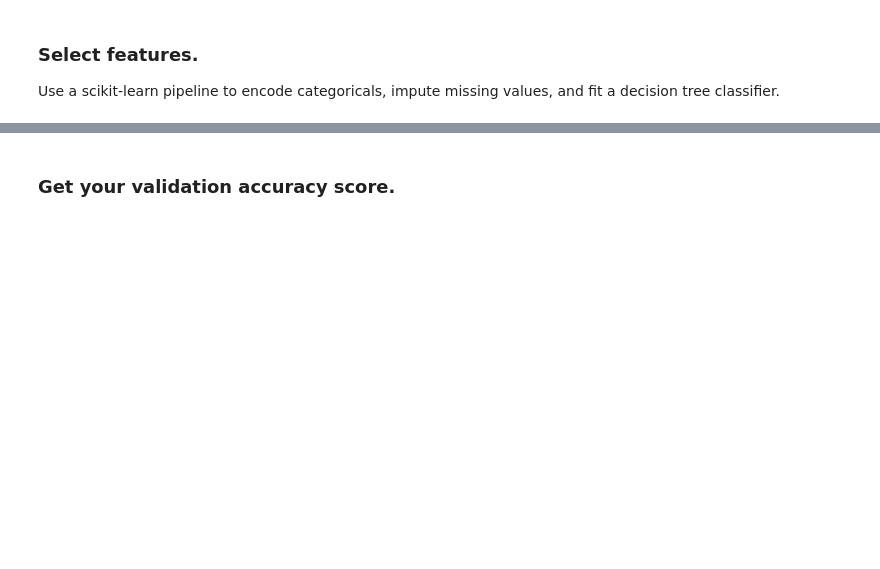
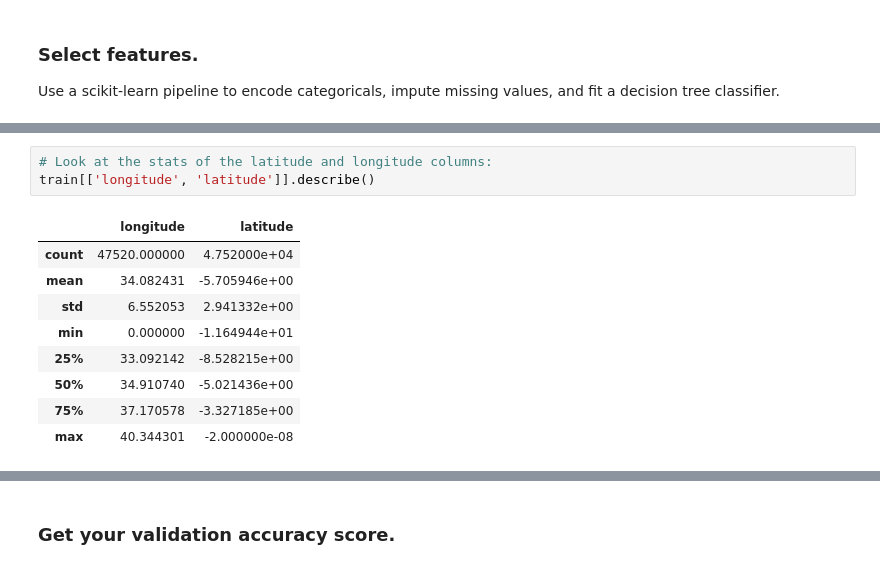
Before and after one commit to jmmiddour/DS-Unit-2-Kaggle-Challenge, a Jupyter notebook: module1-decision-trees/LS_DS_221_assignment.ipynb, the cells around one changed output, grey strips where cells are left out. Drawn from its saved outputs; the diff is of its cells as text; blank space fills up the shorter version.

```diff
--- a/module1-decision-trees/LS_DS_221_assignment.ipynb
+++ b/module1-decision-trees/LS_DS_221_assignment.ipynb
@@ -120,0 +188,13 @@ Use a scikit-learn pipeline to encode categoricals, impute missing values, and f
+# %%
+# Look at the stats of the latitude and longitude columns:
+train[['longitude', 'latitude']].describe()
+# %% [output]
+|  | longitude | latitude |
+| count | 47520.000000 | 4.752000e+04 |
+| mean | 34.082431 | -5.705946e+00 |
+| std | 6.552053 | 2.941332e+00 |
+| min | 0.000000 | -1.164944e+01 |
+| 25% | 33.092142 | -8.528215e+00 |
+| 50% | 34.910740 | -5.021436e+00 |
+| 75% | 37.170578 | -3.327185e+00 |
+| max | 40.344301 | -2.000000e-08 |
```
Also changed, not shown: parts of 19 cells of this notebook.
